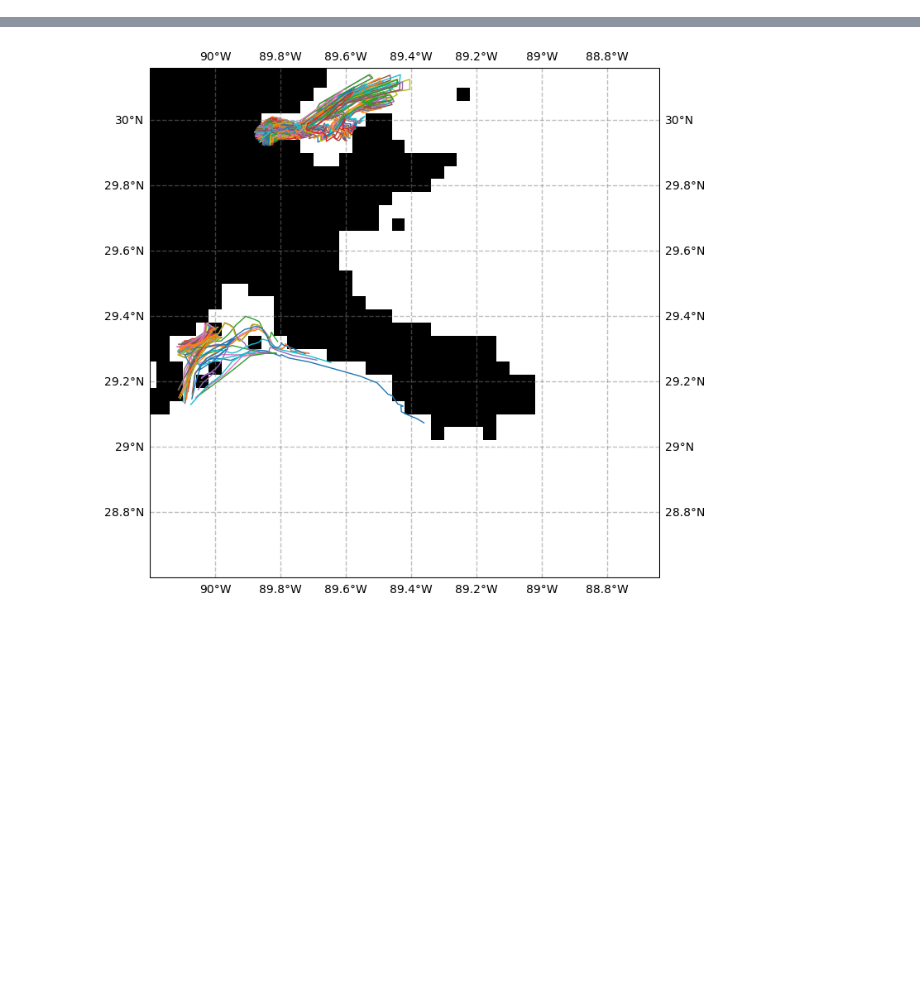
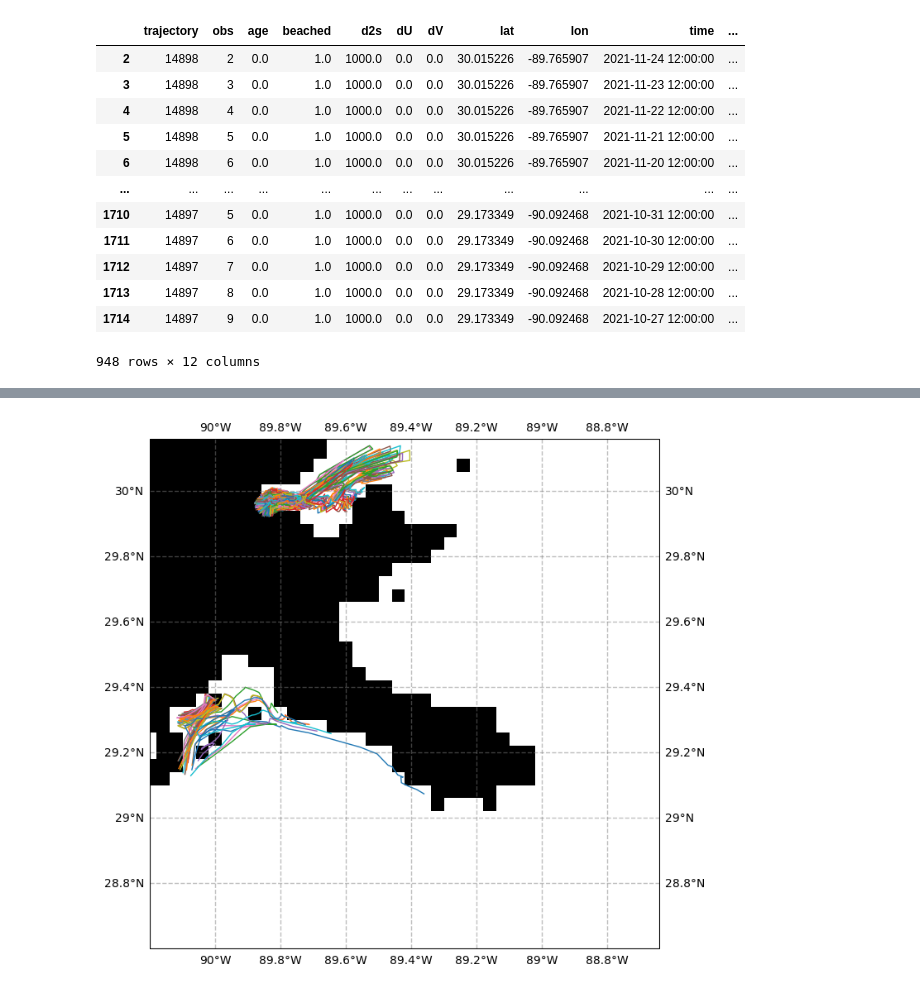
Before and after one commit to davidavzP/GOM_microplastics, a Jupyter notebook: test_backwards_sim.ipynb, the cells around one changed output, grey strips where cells are left out. Cells and saved outputs as stored; diff of their text form; code cells hidden in the pictures; blank space fills up the shorter version.

```diff
--- a/test_backwards_sim.ipynb
+++ b/test_backwards_sim.ipynb
@@ -30,6 +33,24 @@ INFO: Output files are stored in testing_output/b_test.zarr.
 # %%
 test = xr.open_zarr('testing_output/b_test.zarr')
 gom_masks = xr.open_dataset('data/gom_masks_w_inputs.nc')
+# %%
+test_dd = test.to_dask_dataframe().compute()
+# %%
+test_dd[test_dd['beached'] == 1]
+# %% [output]
+|  | trajectory | obs | age | beached | d2s | dU | dV | lat | lon | time | ... |
+| 2 | 14898 | 2 | 0.0 | 1.0 | 1000.0 | 0.0 | 0.0 | 30.015226 | -89.765907 | 2021-11-24 12:00:00 | ... |
+| 3 | 14898 | 3 | 0.0 | 1.0 | 1000.0 | 0.0 | 0.0 | 30.015226 | -89.765907 | 2021-11-23 12:00:00 | ... |
+| 4 | 14898 | 4 | 0.0 | 1.0 | 1000.0 | 0.0 | 0.0 | 30.015226 | -89.765907 | 2021-11-22 12:00:00 | ... |
+| 5 | 14898 | 5 | 0.0 | 1.0 | 1000.0 | 0.0 | 0.0 | 30.015226 | -89.765907 | 2021-11-21 12:00:00 | ... |
+| 6 | 14898 | 6 | 0.0 | 1.0 | 1000.0 | 0.0 | 0.0 | 30.015226 | -89.765907 | 2021-11-20 12:00:00 | ... |
+| ... | ... | ... | ... | ... | ... | ... | ... | ... | ... | ... | ... |
+| 1710 | 14897 | 5 | 0.0 | 1.0 | 1000.0 | 0.0 | 0.0 | 29.173349 | -90.092468 | 2021-10-31 12:00:00 | ... |
+| 1711 | 14897 | 6 | 0.0 | 1.0 | 1000.0 | 0.0 | 0.0 | 29.173349 | -90.092468 | 2021-10-30 12:00:00 | ... |
+| 1712 | 14897 | 7 | 0.0 | 1.0 | 1000.0 | 0.0 | 0.0 | 29.173349 | -90.092468 | 2021-10-29 12:00:00 | ... |
+| 1713 | 14897 | 8 | 0.0 | 1.0 | 1000.0 | 0.0 | 0.0 | 29.173349 | -90.092468 | 2021-10-28 12:00:00 | ... |
+| 1714 | 14897 | 9 | 0.0 | 1.0 | 1000.0 | 0.0 | 0.0 | 29.173349 | -90.092468 | 2021-10-27 12:00:00 | ... |
+948 rows × 12 columns
 # %%
 axb = quick_display_parcels('Backwards Release')
 _ = axb.plot(test['lon'].T, test['lat'].T, linewidth=1, zorder=1)
```
Also changed, not shown: parts of 2 cells of this notebook, 2 other files.
